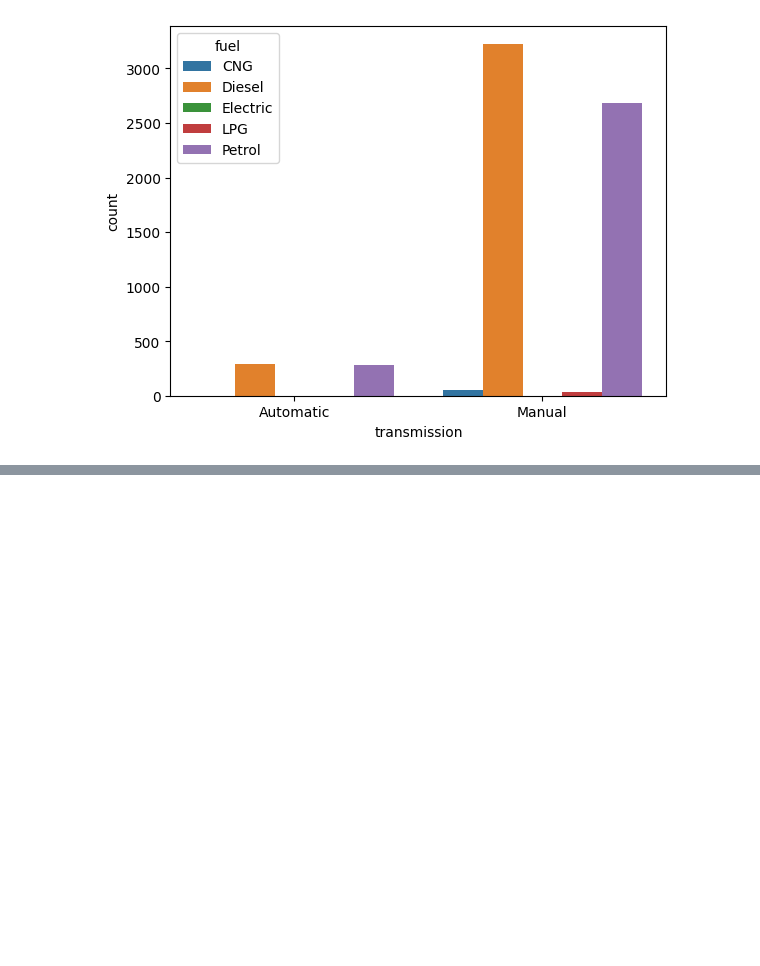
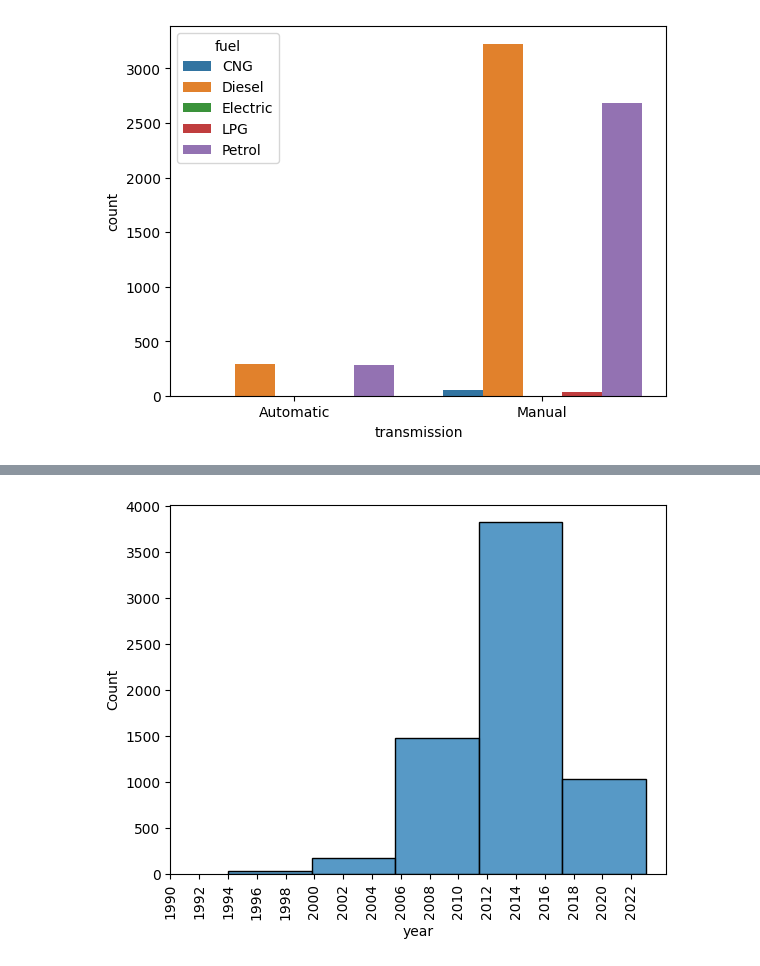
Before and after one commit to aruncb2/pandas, a Jupyter notebook: reading_files_to_df.ipynb, the cells around one changed output, grey strips where cells are left out. Saved outputs shown, nothing was run; the diff lists cells and outputs as text; code cells hidden in the pictures; blank space fills up the shorter version.

```diff
--- a/reading_files_to_df.ipynb
+++ b/reading_files_to_df.ipynb
@@ -1371,0 +1380,6 @@ plt.show()
+# %%
+sns.histplot(df['year'],bins=5)
+plt.xticks(range(1990,2023,2),rotation=90)
+plt.show()
+# %% [output]
+[figure, added]
```
Also changed, not shown: parts of 2 cells of this notebook.
